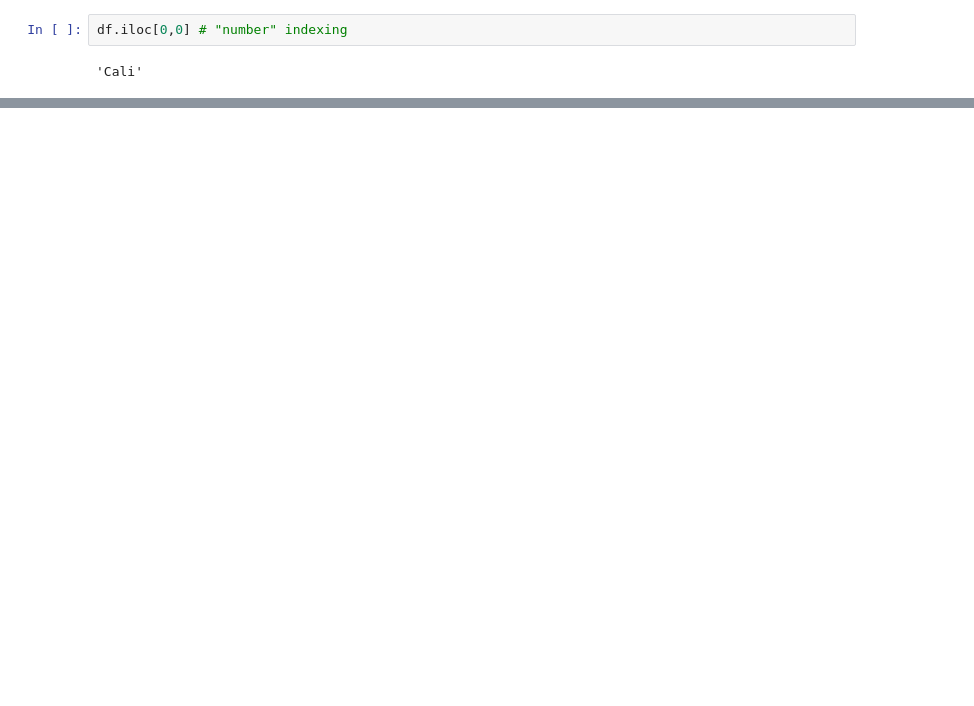
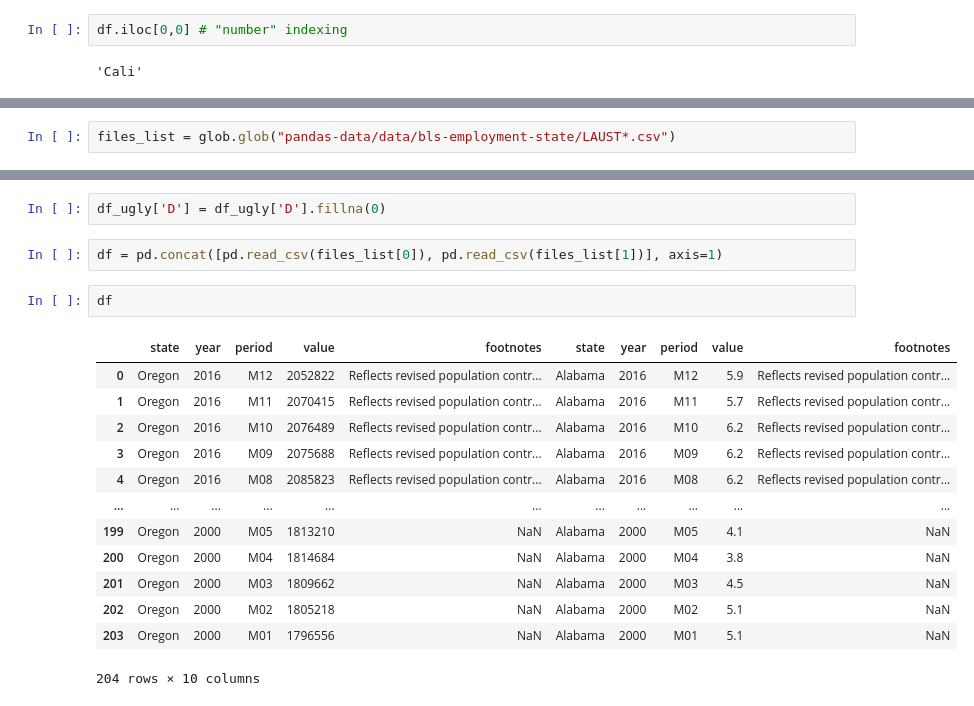
Before and after one commit to pp4rs/2022-uzh-course-material, a Jupyter notebook: 04-python-pandas/live-notes.ipynb, the cells around one changed output, grey strips where cells are left out. Drawn from its saved outputs; the diff is of its cells as text; blank space fills up the shorter version.

Commit message:
live notes for pandas

```diff
--- a/04-python-pandas/live-notes.ipynb
+++ b/04-python-pandas/live-notes.ipynb
@@ -76,0 +159,2 @@ Name: states, dtype: object
+# %%
+files_list = glob.glob("pandas-data/data/bls-employment-state/LAUST*.csv")
@@ -76,0 +257,20 @@ Name: states, dtype: object
+# %%
+df_ugly['D'] = df_ugly['D'].fillna(0)
+# %%
+df = pd.concat([pd.read_csv(files_list[0]), pd.read_csv(files_list[1])], axis=1)
+# %%
+df
+# %% [output]
+|  | state | year | period | value | footnotes | state | year | period | value | footnotes |
+| 0 | Oregon | 2016 | M12 | 2052822 | Reflects revised population contr... | Alabama | 2016 | M12 | 5.9 | Reflects revised population contr... |
+| 1 | Oregon | 2016 | M11 | 2070415 | Reflects revised population contr... | Alabama | 2016 | M11 | 5.7 | Reflects revised population contr... |
+| 2 | Oregon | 2016 | M10 | 2076489 | Reflects revised population contr... | Alabama | 2016 | M10 | 6.2 | Reflects revised population contr... |
+| 3 | Oregon | 2016 | M09 | 2075688 | Reflects revised population contr... | Alabama | 2016 | M09 | 6.2 | Reflects revised population contr... |
+| 4 | Oregon | 2016 | M08 | 2085823 | Reflects revised population contr... | Alabama | 2016 | M08 | 6.2 | Reflects revised population contr... |
+| ... | ... | ... | ... | ... | ... | ... | ... | ... | ... | ... |
+| 199 | Oregon | 2000 | M05 | 1813210 | NaN | Alabama | 2000 | M05 | 4.1 | NaN |
+| 200 | Oregon | 2000 | M04 | 1814684 | NaN | Alabama | 2000 | M04 | 3.8 | NaN |
+| 201 | Oregon | 2000 | M03 | 1809662 | NaN | Alabama | 2000 | M03 | 4.5 | NaN |
+| 202 | Oregon | 2000 | M02 | 1805218 | NaN | Alabama | 2000 | M02 | 5.1 | NaN |
+| 203 | Oregon | 2000 | M01 | 1796556 | NaN | Alabama | 2000 | M01 | 5.1 | NaN |
+204 rows × 10 columns
```
Also changed, not shown: parts of 57 cells of this notebook.
